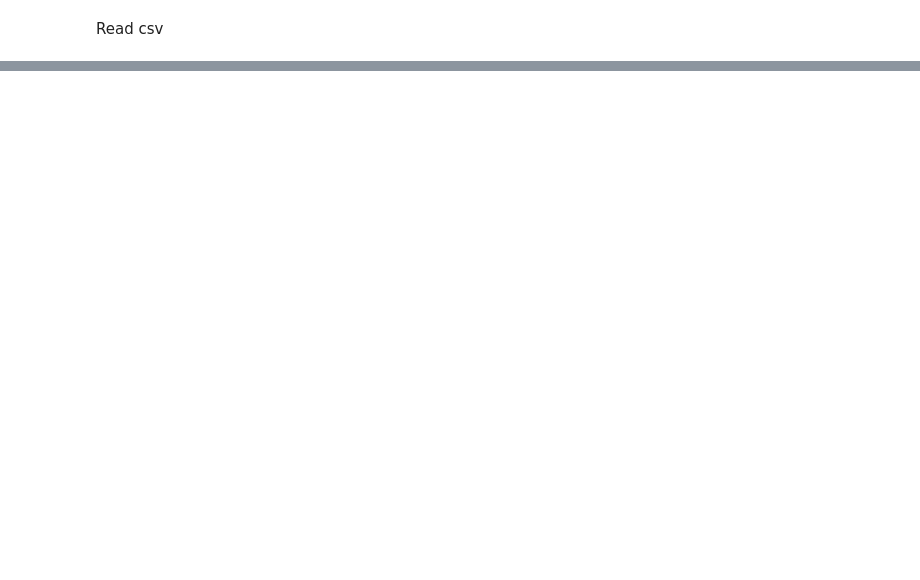
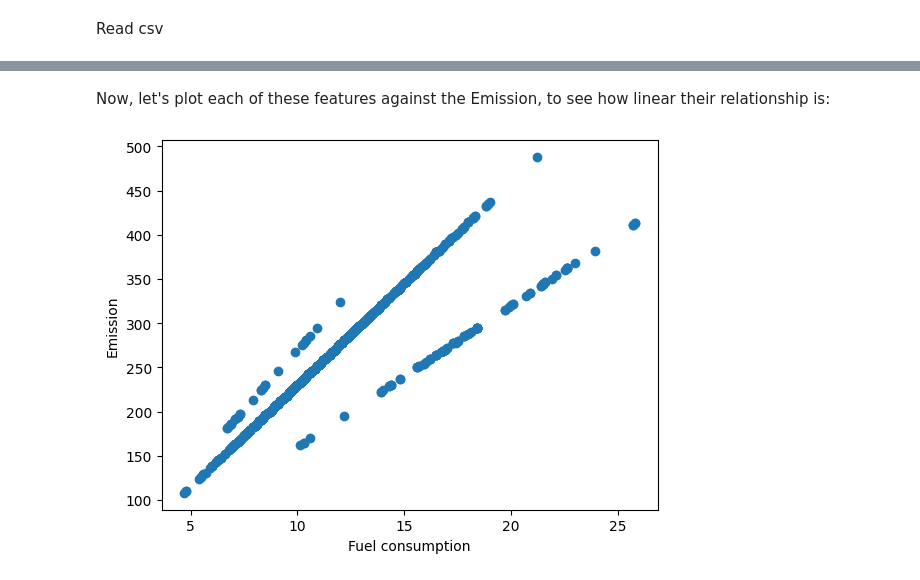
Before and after one commit to rasel-093/ML_Python_IBM, a Jupyter notebook: simple_linear_regression.ipynb, the cells around one changed output, grey strips where cells are left out. Cells and saved outputs as stored; diff of their text form; code cells hidden in the pictures; blank space fills up the shorter version.

Commit message:
Simple linear regression completed

```diff
--- a/simple_linear_regression.ipynb
+++ b/simple_linear_regression.ipynb
@@ -22,0 +48,9 @@ df.describe()
+# %% [markdown]
+Now, let's plot each of these features against the Emission, to see how linear their relationship is:
+# %%
+plt.scatter(cdf.FUELCONSUMPTION_COMB, cdf.CO2EMISSIONS)
+plt.xlabel('Fuel consumption')
+plt.ylabel('Emission')
+plt.show()
+# %% [output]
+[figure, added]
```
Also changed, not shown: parts of 18 cells of this notebook.
